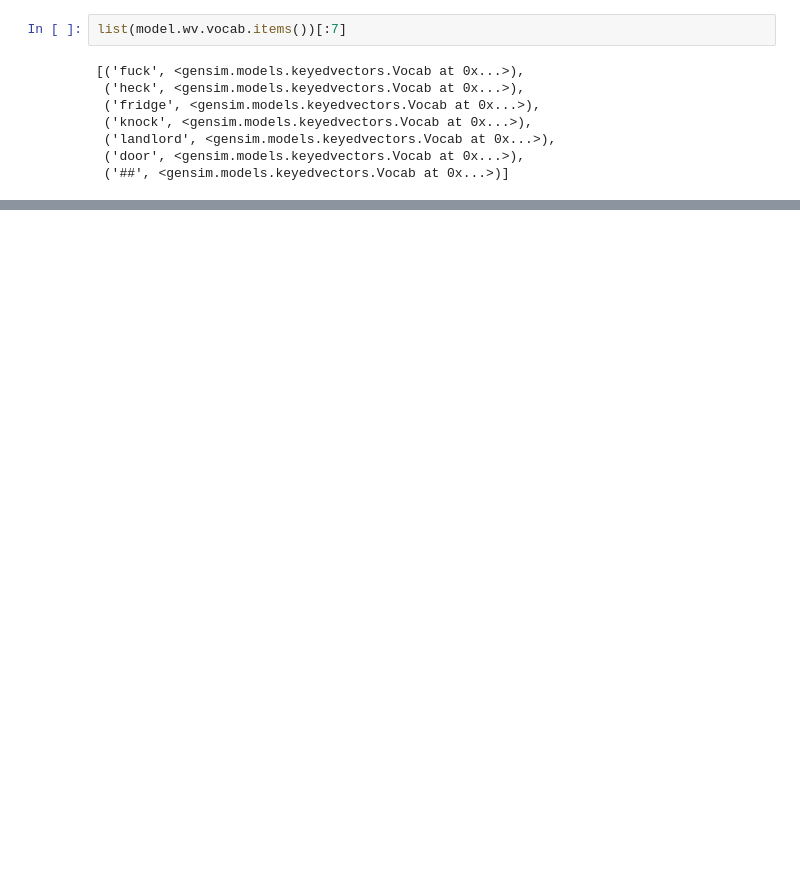
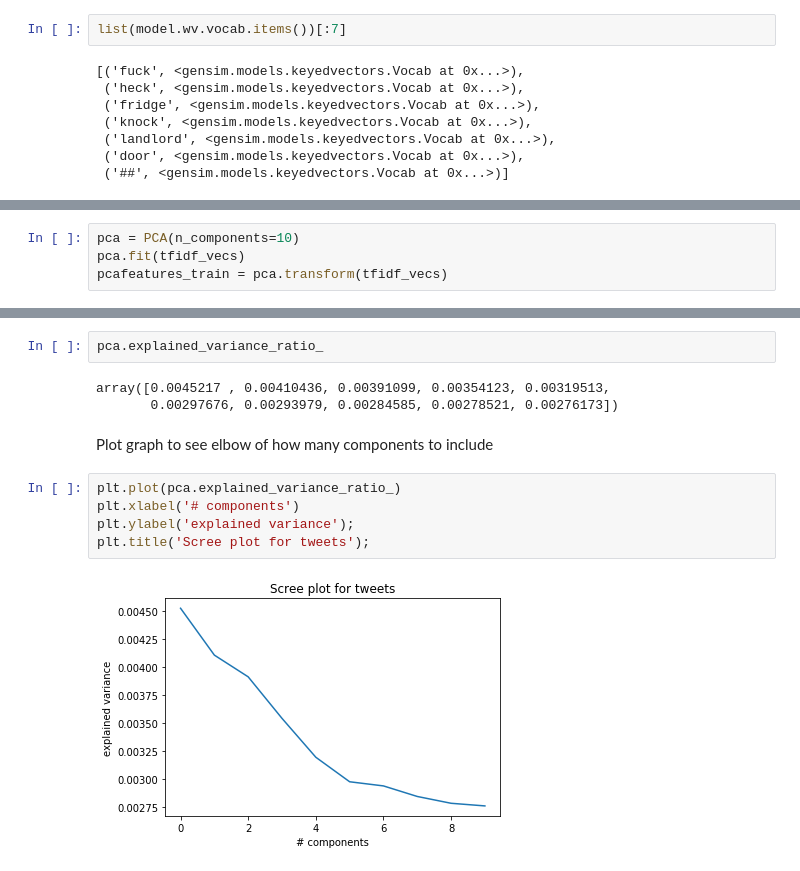
Before and after one commit to leesurkis/project-04, a Jupyter notebook: More_Data_Modelling.ipynb, the cells around one changed output, grey strips where cells are left out. Cells and saved outputs as stored; diff of their text form; blank space fills up the shorter version.

```diff
--- a/More_Data_Modelling.ipynb
+++ b/More_Data_Modelling.ipynb
@@ -494,0 +408,4 @@ model.similarity('love','mean')
+# %%
+pca = PCA(n_components=10)
+pca.fit(tfidf_vecs)
+pcafeatures_train = pca.transform(tfidf_vecs)
@@ -494,0 +428,14 @@ model.similarity('love','mean')
+# %%
+pca.explained_variance_ratio_
+# %% [output]
+array([0.0045217 , 0.00410436, 0.00391099, 0.00354123, 0.00319513,
+       0.00297676, 0.00293979, 0.00284585, 0.00278521, 0.00276173])
+# %% [markdown]
+Plot graph to see elbow of how many components to include
+# %%
+plt.plot(pca.explained_variance_ratio_)
+plt.xlabel('# components')
+plt.ylabel('explained variance');
+plt.title('Scree plot for tweets');
+# %% [output]
+[figure, added]
```
Also changed, not shown: parts of 40 cells of this notebook.
